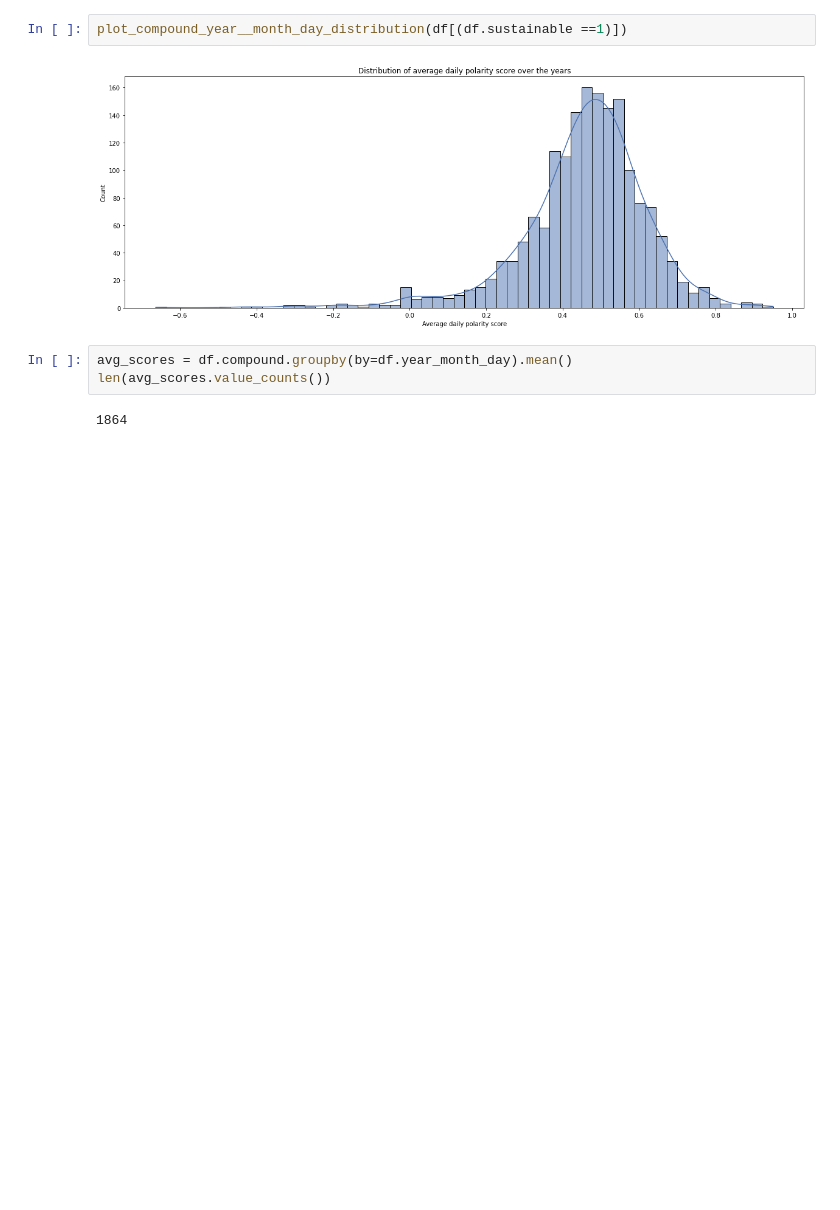
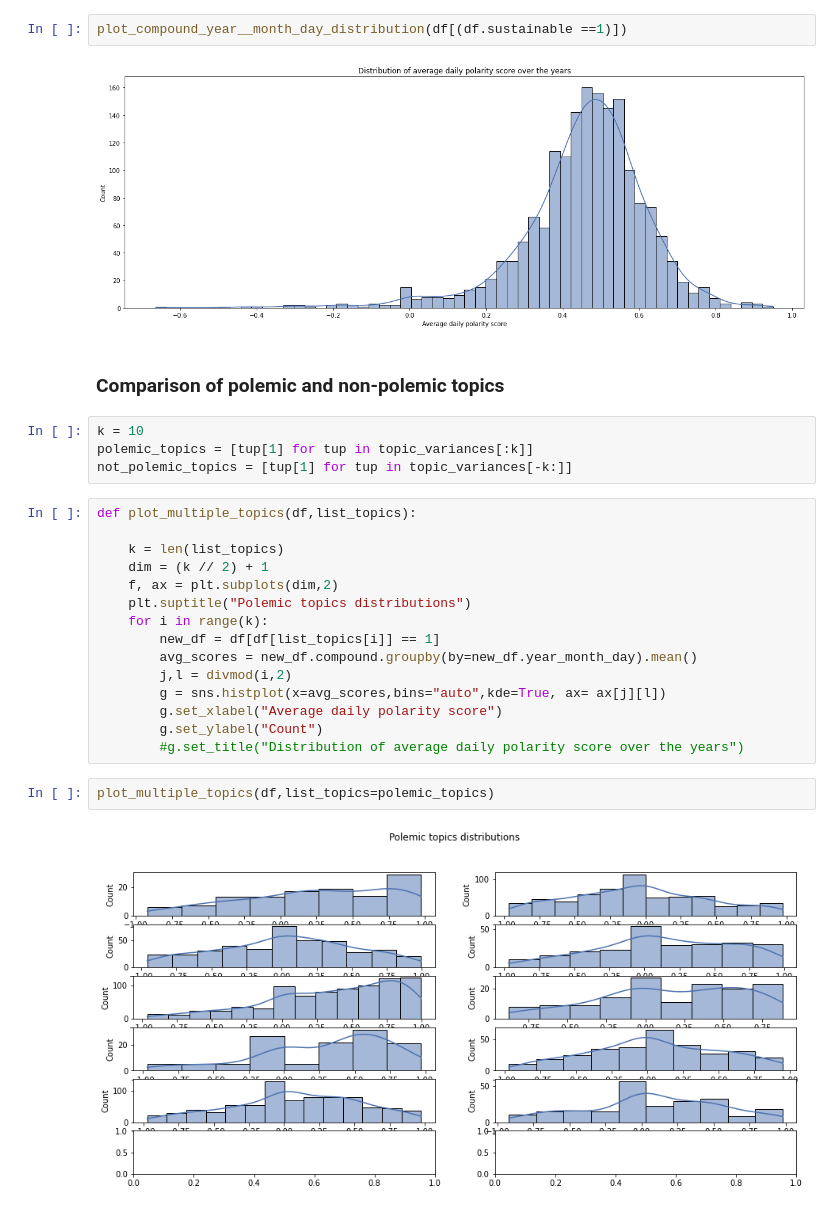
Before and after one commit to epfl-ada/ada-2021-project-adada-sur-mon-bidet, a Jupyter notebook: notebooks/sentiment_analysis_milestone3.ipynb, the cells around one changed output. Drawn from its saved outputs; the diff is of its cells as text; blank space fills up the shorter version.

Commit message:
explore topics further

```diff
--- a/notebooks/sentiment_analysis_milestone3.ipynb
+++ b/notebooks/sentiment_analysis_milestone3.ipynb
@@ -386,8 +360,28 @@ def plot_compound_year__month_day_distribution(df):
 plot_compound_year__month_day_distribution(df[(df.sustainable ==1)])
 # %% [output]
 [figure]
-# %%
-avg_scores = df.compound.groupby(by=df.year_month_day).mean()
-len(avg_scores.value_counts())
-# %% [output]
-1864
+# %% [markdown]
+### Comparison of polemic and non-polemic topics
+# %%
+k = 10
+polemic_topics = [tup[1] for tup in topic_variances[:k]]
+not_polemic_topics = [tup[1] for tup in topic_variances[-k:]]
+# %%
+def plot_multiple_topics(df,list_topics):
+
+    k = len(list_topics)
+    dim = (k // 2) + 1
+    f, ax = plt.subplots(dim,2)
+    plt.suptitle("Polemic topics distributions")
+    for i in range(k):
+        new_df = df[df[list_topics[i]] == 1]
+        avg_scores = new_df.compound.groupby(by=new_df.year_month_day).mean()
+        j,l = divmod(i,2)
+        g = sns.histplot(x=avg_scores,bins="auto",kde=True, ax= ax[j][l])
+        g.set_xlabel("Average daily polarity score")
+        g.set_ylabel("Count")
+        #g.set_title("Distribution of average daily polarity score over the years")
+# %%
+plot_multiple_topics(df,list_topics=polemic_topics)
+# %% [output]
+[figure, added]
```
Also changed, not shown: parts of 5 cells of this notebook.
